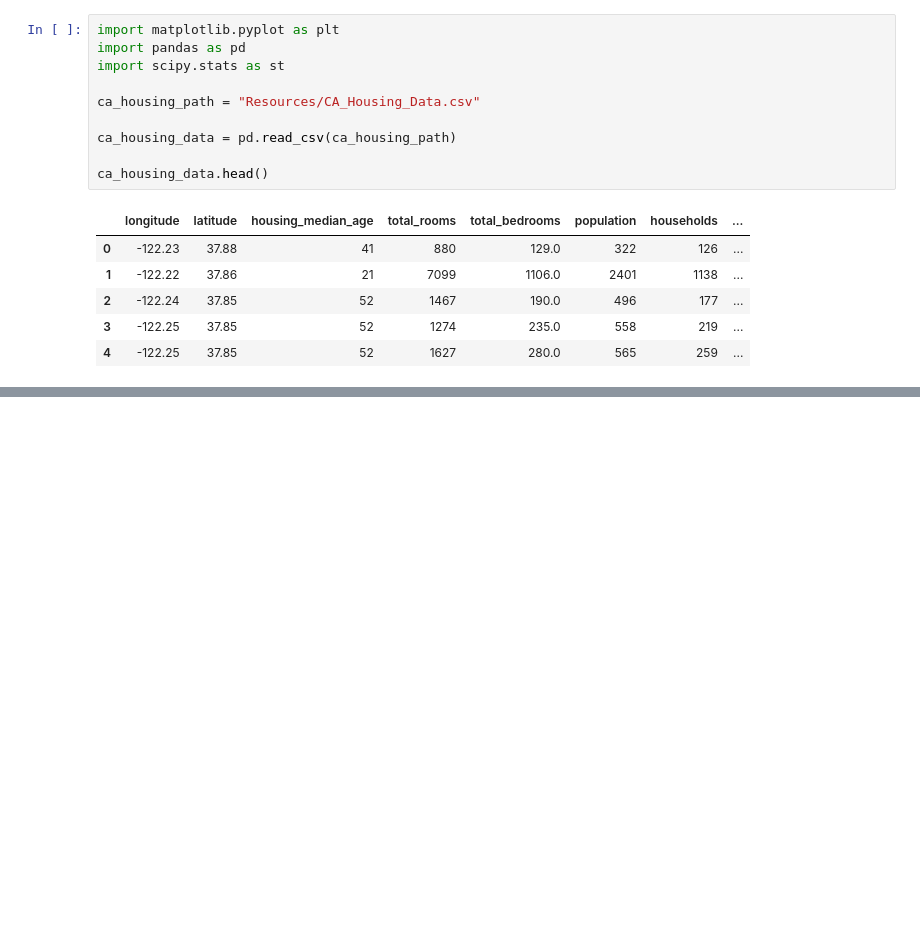
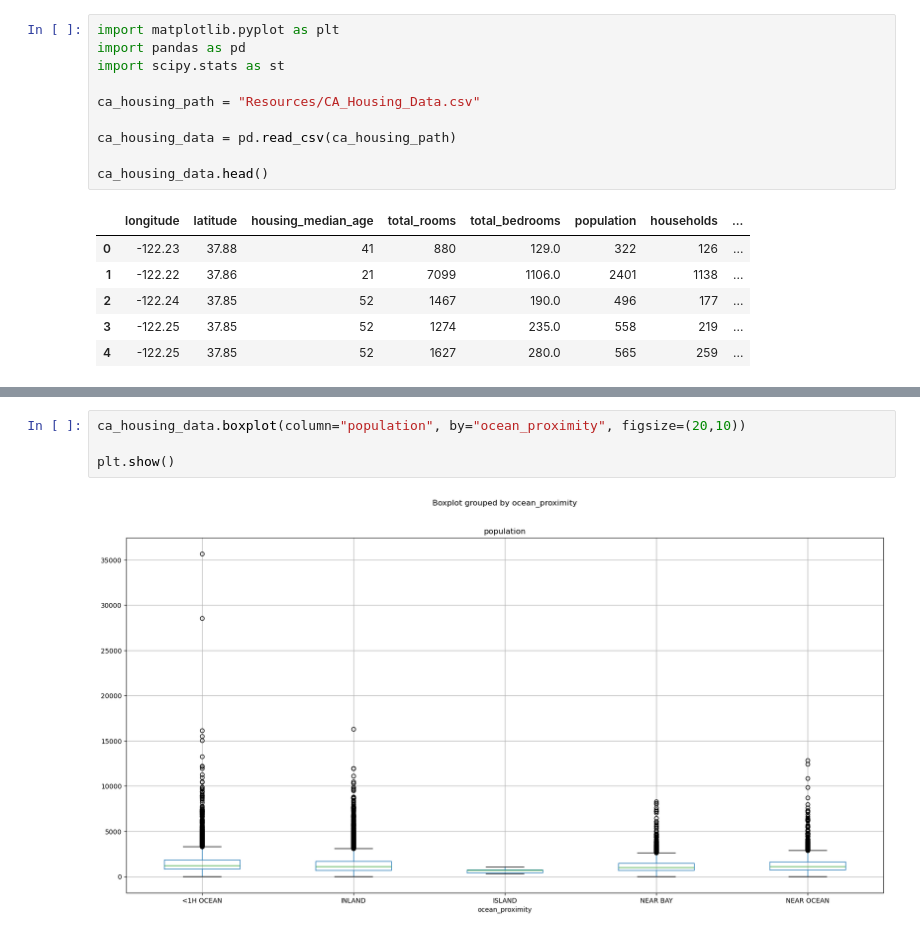
Before and after one commit to k22delafuente/Project_1_G2, a Jupyter notebook: kims_project_1.ipynb, the cells around one changed output, grey strips where cells are left out. Saved outputs shown, nothing was run; the diff lists cells and outputs as text; blank space fills up the shorter version.

```diff
--- a/kims_project_1.ipynb
+++ b/kims_project_1.ipynb
@@ -17,0 +36,6 @@ ca_housing_data.head()
+# %%
+ca_housing_data.boxplot(column="population", by="ocean_proximity", figsize=(20,10))
+
+plt.show()
+# %% [output]
+[figure, added]
```
Also changed, not shown: parts of 1 cell of this notebook.
